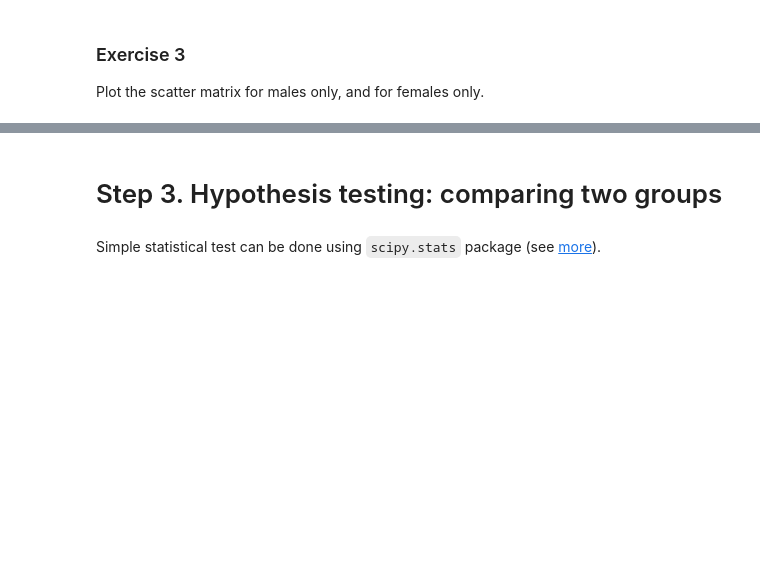
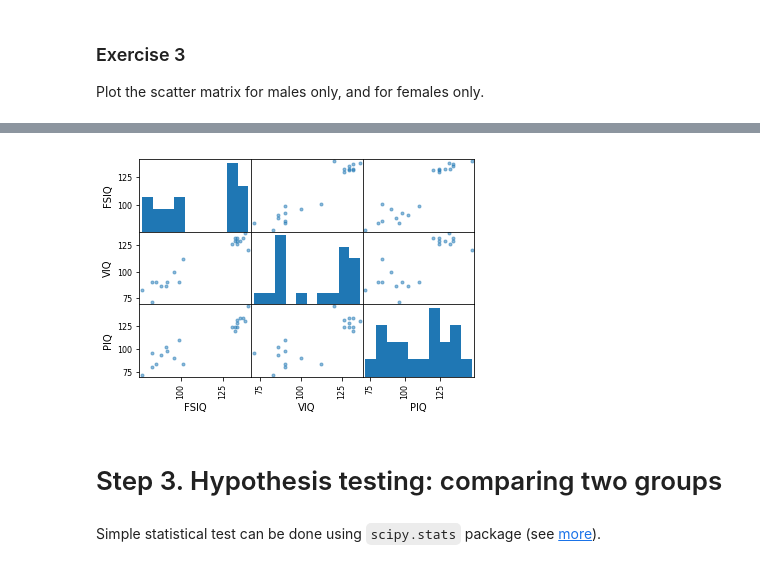
Before and after one commit to nomemm/advstat-labs, a Jupyter notebook: Lab01/Lab01.ipynb, the cells around one changed output, grey strips where cells are left out. Drawn from its saved outputs; the diff is of its cells as text; code cells hidden in the pictures; blank space fills up the shorter version.

```diff
--- a/Lab01/Lab01.ipynb
+++ b/Lab01/Lab01.ipynb
@@ -154,5 +289,9 @@ Plot the scatter matrix for males only, and for females only.
 # %%
 # scatter matrix for females
+pd.scatter_matrix(data[data['Gender'] == 'Female'][['FSIQ', 'VIQ', 'PIQ']])
+plt.show()
+# %% [output]
+[figure, added]
 # %% [markdown]
 # Step 3. Hypothesis testing: comparing two groups
 # %% [markdown]
```
Also changed, not shown: parts of 34 cells of this notebook.
